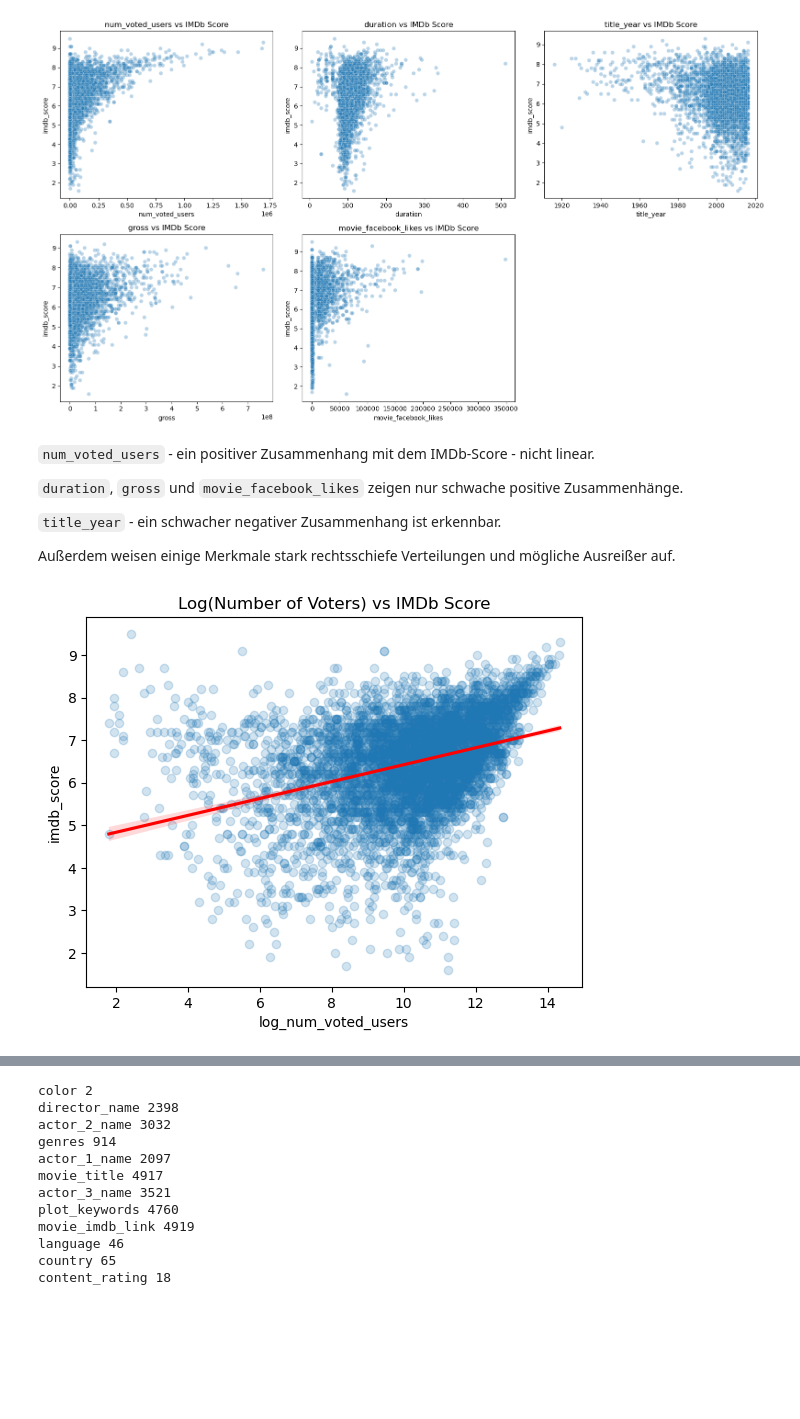
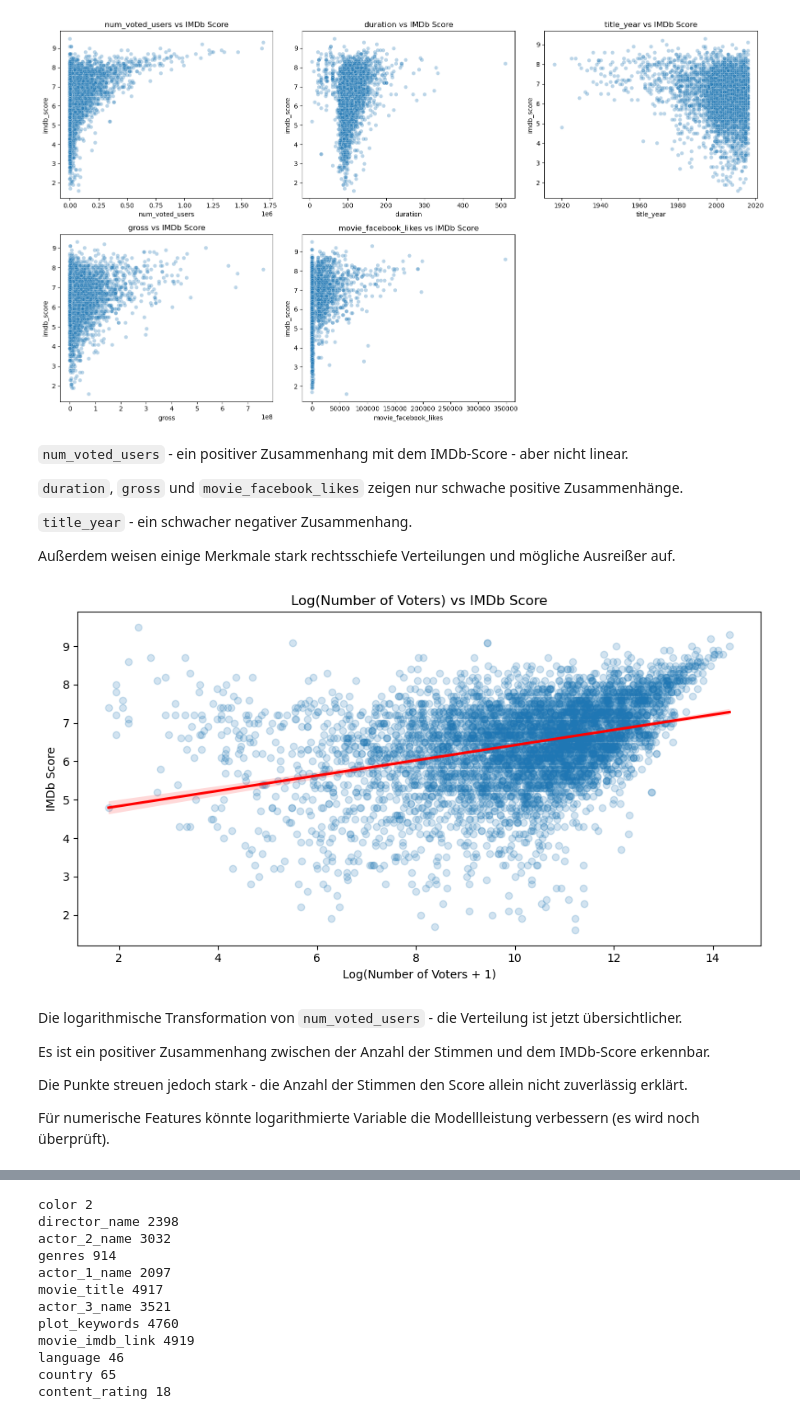
Before and after one commit to annayaroshenko505-ai/imdb_score_prediction, a Jupyter notebook: imdb_score_prediction.ipynb, the cells around one changed output, grey strips where cells are left out. Drawn from its saved outputs; the diff is of its cells as text; code cells hidden in the pictures; blank space fills up the shorter version.

```diff
--- a/imdb_score_prediction.ipynb
+++ b/imdb_score_prediction.ipynb
@@ -159,27 +165,38 @@ plt.show()
 # %% [output]
 [figure]
 # %% [markdown]
-`num_voted_users` - ein positiver Zusammenhang mit dem IMDb-Score - nicht linear.
+`num_voted_users` - ein positiver Zusammenhang mit dem IMDb-Score - aber nicht linear.
 
 `duration`, `gross` und `movie_facebook_likes` zeigen nur schwache positive Zusammenhänge.
 
-`title_year` - ein schwacher negativer Zusammenhang ist erkennbar.
+`title_year` - ein schwacher negativer Zusammenhang.
 
 Außerdem weisen einige Merkmale stark rechtsschiefe Verteilungen und mögliche Ausreißer auf.
-# %%
-df["log_num_voted_users"] = np.log1p(
-    df["num_voted_users"]
-)
-
-sns.regplot(
-    data=df,
-    x="log_num_voted_users",
-    y="imdb_score",
-    scatter_kws={"alpha": 0.2},
-    line_kws={"color": "red"}
-)
-
-plt.title("Log(Number of Voters) vs IMDb Score")
-plt.show()
-# %% [output]
-[figure, removed]
+# %%
+df["log_num_voted_users"] = np.log1p(df["num_voted_users"])
+
+plt.figure(figsize=(9, 5))
+
+sns.regplot(
+    data=df,
+    x="log_num_voted_users",
+    y="imdb_score",
+    scatter_kws={"alpha": 0.2},
+    line_kws={"color": "red"}
+)
+
+plt.title("Log(Number of Voters) vs IMDb Score")
+plt.xlabel("Log(Number of Voters + 1)")
+plt.ylabel("IMDb Score")
+plt.tight_layout()
+plt.show()
+# %% [output]
+[figure, added]
+# %% [markdown]
+Die logarithmische Transformation von `num_voted_users` - die Verteilung ist jetzt übersichtlicher.
+
+Es ist ein positiver Zusammenhang zwischen der Anzahl der Stimmen und dem IMDb-Score erkennbar.
+
+Die Punkte streuen jedoch stark - die Anzahl der Stimmen den Score allein nicht zuverlässig erklärt.
+
+Für numerische Features könnte logarithmierte Variable die Modellleistung verbessern (es wird noch überprüft).
```
Also changed, not shown: parts of 7 cells of this notebook.
